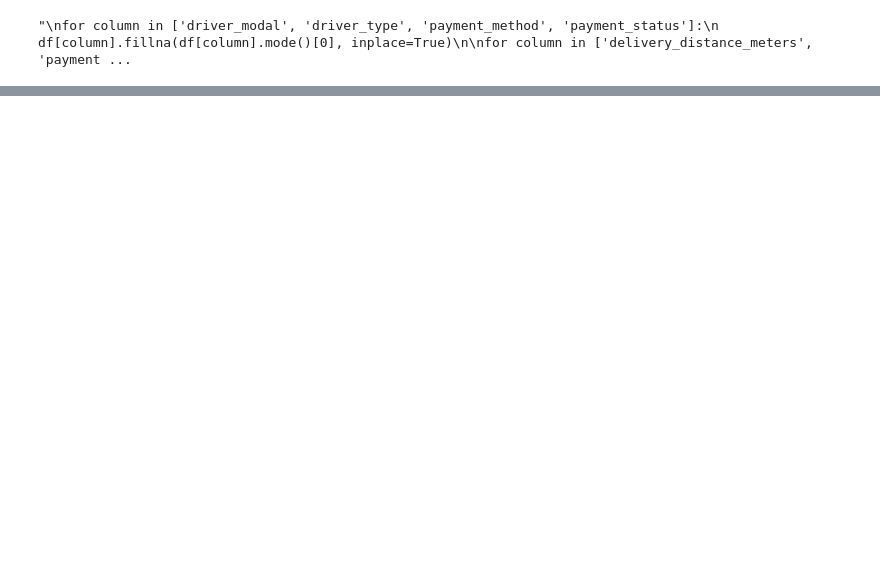
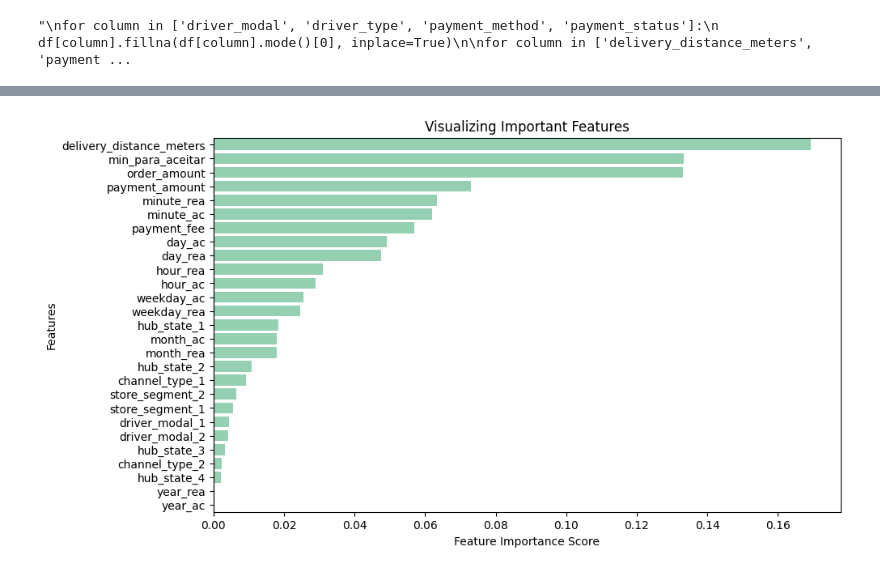
Before and after one commit to gustavoloioladossantos/PJ_TREINAMENTO_3, a Jupyter notebook: Loiola/3_modelagem.ipynb, the cells around one changed output, grey strips where cells are left out. Cells and saved outputs as stored; diff of their text form; code cells hidden in the pictures; blank space fills up the shorter version.

```diff
--- a/Loiola/3_modelagem.ipynb
+++ b/Loiola/3_modelagem.ipynb
@@ -241,0 +350,5 @@ y_pred
+# %%
+reg_RF = RandomForestRegressor(n_estimators = 100, random_state=0, n_jobs=1)
+reg_RF.fit(X_train, y_train)
+
+y_pred = reg_RF.predict(X_test)
@@ -241,0 +363,19 @@ y_pred
+# %%
+# FEATURE IMPORTANCE
+feature_imp = pd.Series(dt.feature_importances_, index=X_train.columns).sort_values(
+    ascending=False
+)
+
+# Escolhendo paleta
+sns.set_palette("mako_r")
+
+# Creating a bar plot
+_ = plt.figure(figsize=(10, 6))
+_ = sns.barplot(x=feature_imp, y=feature_imp.index)
+
+# Add labels to your graph
+_ = plt.xlabel("Feature Importance Score")
+_ = plt.ylabel("Features")
+_ = plt.title("Visualizing Important Features")
+# %% [output]
+[figure, added]
```
Also changed, not shown: parts of 39 cells of this notebook, 1 other file.
